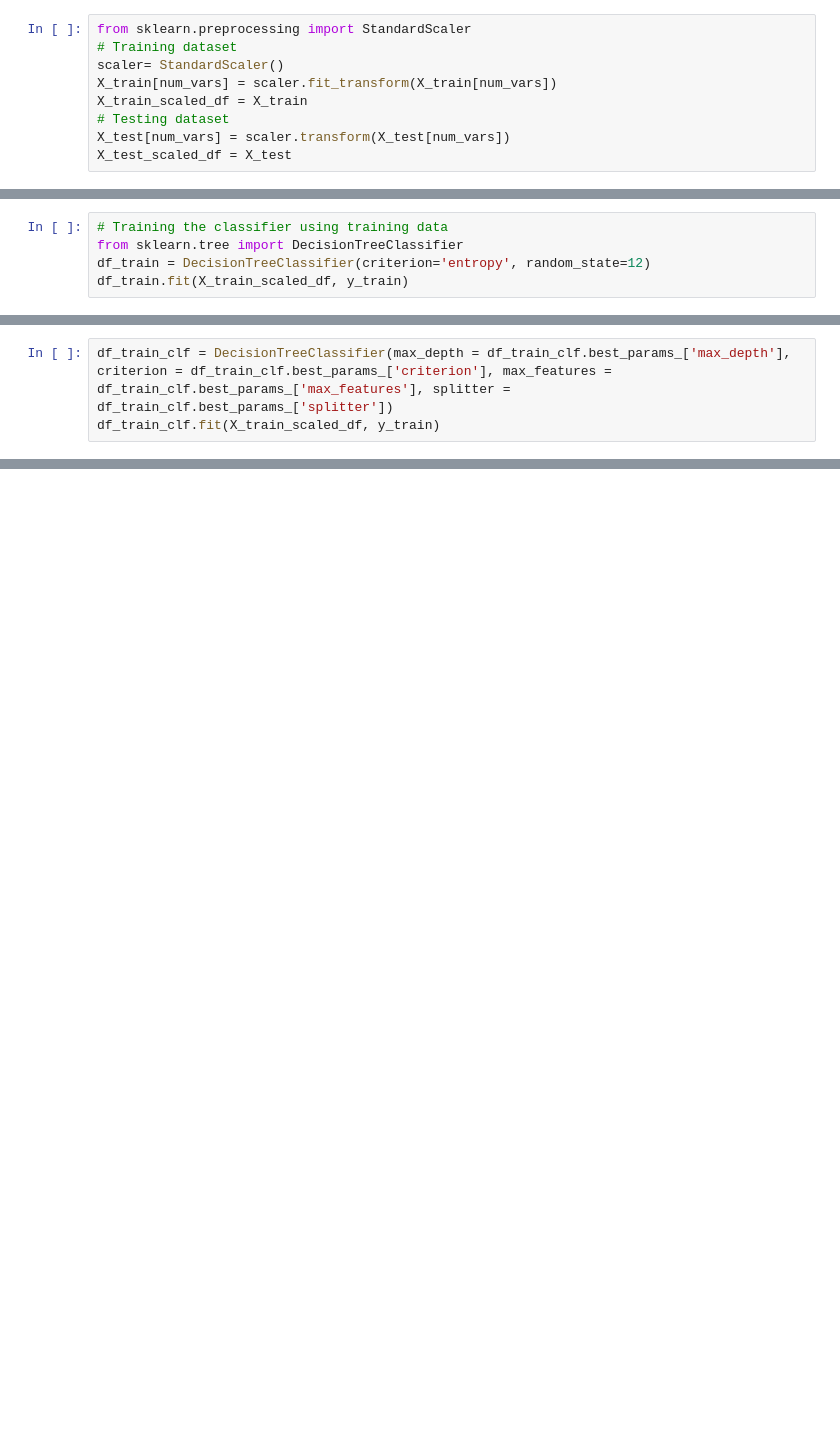
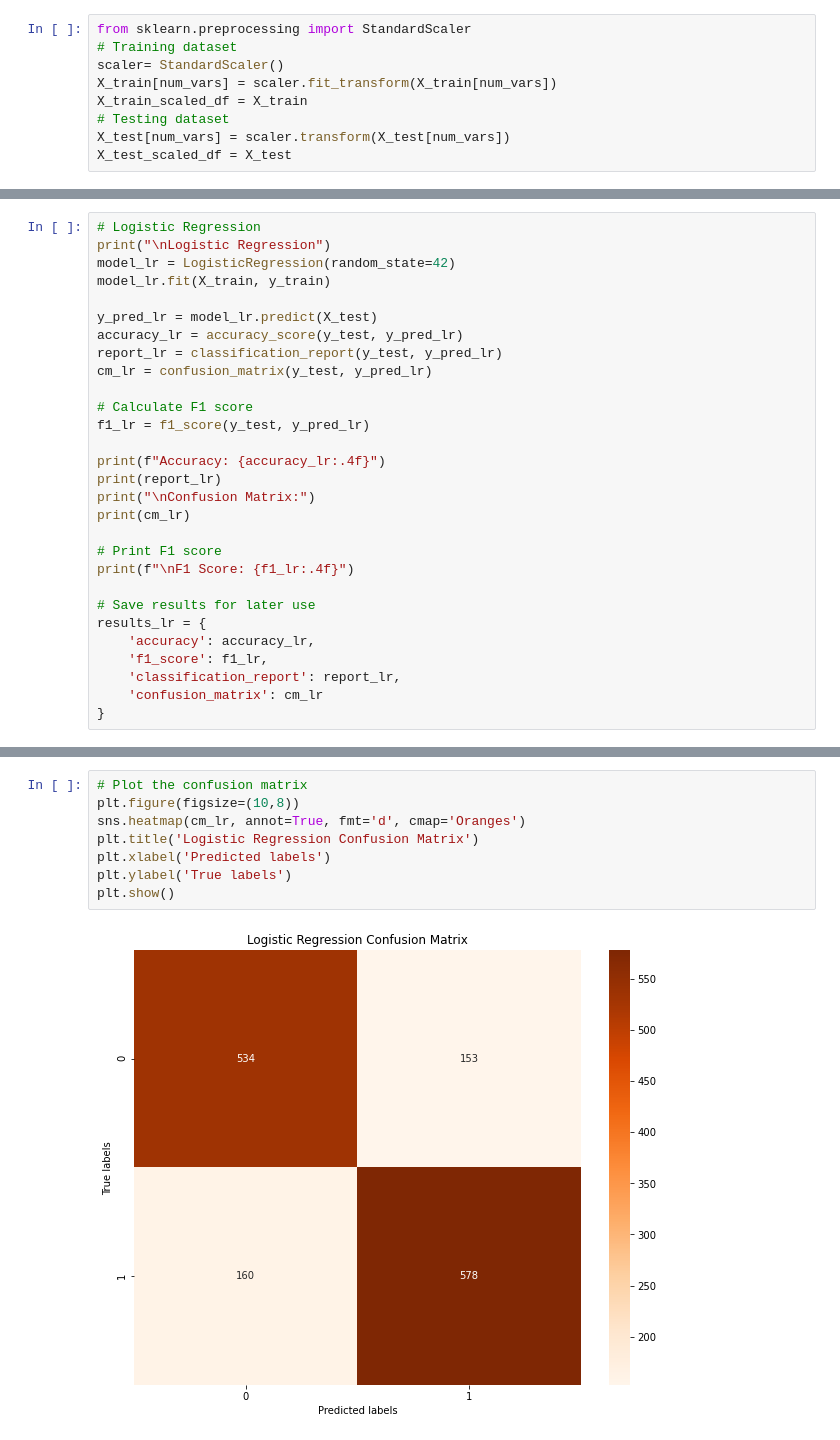
Before and after one commit to ann-mw/phase-3-project, a Jupyter notebook: Untitled.ipynb, the cells around one changed output, grey strips where cells are left out. Drawn from its saved outputs; the diff is of its cells as text; blank space fills up the shorter version.

Commit message:
modelling again

```diff
--- a/Untitled.ipynb
+++ b/Untitled.ipynb
@@ -725,5 +407,0 @@ with tuned hyperparameters
-# %%
-# Training the classifier using training data
-from sklearn.tree import DecisionTreeClassifier
-df_train = DecisionTreeClassifier(criterion='entropy', random_state=12)
-df_train.fit(X_train_scaled_df, y_train)
@@ -821,3 +407,0 @@ evaluation
-# %%
-df_train_clf = DecisionTreeClassifier(max_depth = df_train_clf.best_params_['max_depth'], criterion = df_train_clf.best_params_['criterion'], max_features = df_train_clf.best_params_['max_features'], splitter = df_train_clf.best_params_['splitter'])
-df_train_clf.fit(X_train_scaled_df, y_train)
@@ -897,0 +416,29 @@ weighted avg       0.92      0.92      0.92      1425
+# %%
+# Logistic Regression
+print("\nLogistic Regression")
+model_lr = LogisticRegression(random_state=42)
+model_lr.fit(X_train, y_train)
+
+y_pred_lr = model_lr.predict(X_test)
+accuracy_lr = accuracy_score(y_test, y_pred_lr)
+report_lr = classification_report(y_test, y_pred_lr)
+cm_lr = confusion_matrix(y_test, y_pred_lr)
+
+# Calculate F1 score
+f1_lr = f1_score(y_test, y_pred_lr)
+
+print(f"Accuracy: {accuracy_lr:.4f}")
+print(report_lr)
+print("\nConfusion Matrix:")
+print(cm_lr)
+
+# Print F1 score
+print(f"\nF1 Score: {f1_lr:.4f}")
+
+# Save results for later use
+results_lr = {
+    'accuracy': accuracy_lr,
+    'f1_score': f1_lr,
+    'classification_report': report_lr,
+    'confusion_matrix': cm_lr
+}
@@ -897,0 +468,10 @@ weighted avg       0.92      0.92      0.92      1425
+# %%
+# Plot the confusion matrix
+plt.figure(figsize=(10,8))
+sns.heatmap(cm_lr, annot=True, fmt='d', cmap='Oranges')
+plt.title('Logistic Regression Confusion Matrix')
+plt.xlabel('Predicted labels')
+plt.ylabel('True labels')
+plt.show()
+# %% [output]
+[figure, added]
```
Also changed, not shown: parts of 93 cells of this notebook.
